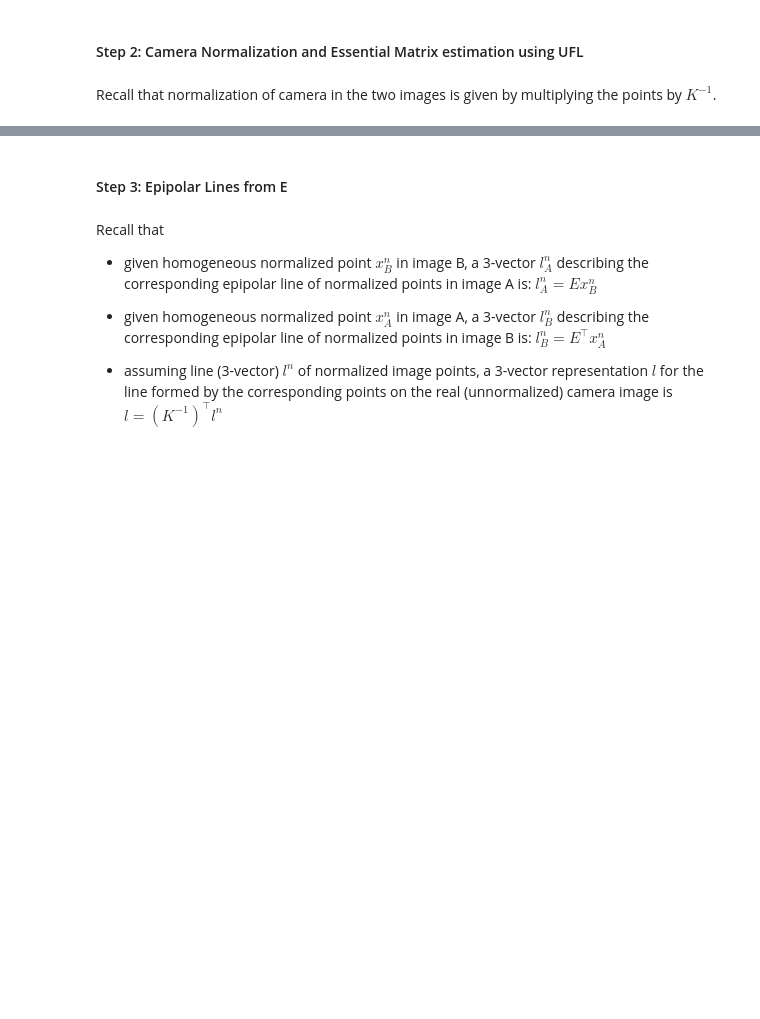
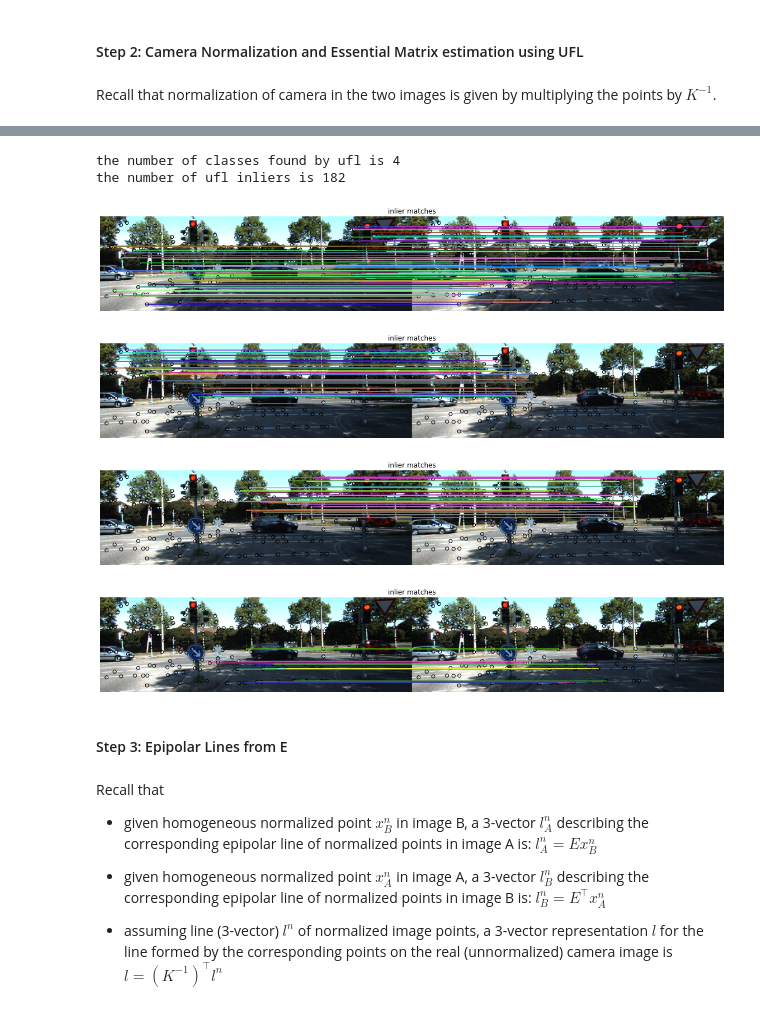
Before and after one commit to meixinzhang/rigid-moving-objects, a Jupyter notebook: rigid-moving-object.ipynb, the cells around one changed output, grey strips where cells are left out. Drawn from its saved outputs; the diff is of its cells as text; code cells hidden in the pictures; blank space fills up the shorter version.

Commit message:
visualize inliers for different class

```diff
--- a/rigid-moving-object.ipynb
+++ b/rigid-moving-object.ipynb
@@ -230,3 +183,42 @@ the number of ufl inliers is 187
+# %%
+ptsL_inv, ptsR_inv = matchedpoints_to_pairpoints(keypointsL, keypointsR, matchesLR)
+# swapping columns using advanced indexing https://docs.scipy.org/doc/numpy/reference/arra
+# This changes point coordinates from (y,x) in ptsL1/ptsR1 to (x,y) in ptsL/ptsR
+ptsL, ptsR = ptsL_inv[:,[1, 0]], ptsR_inv[:,[1, 0]]
+
+n_ptsL = camera_calib_nomalization(ptsL, K)
+n_ptsR = camera_calib_nomalization(ptsR, K)
+
+# robustly estimate essential matrices using normalized points and UFL
+E_ufl_trans, E_ufl_models = estimate_ufl(n_ptsL, n_ptsR)
+num_inliers = len(np.where(E_ufl_models > -1)[0])
+num_classes = int(max(E_ufl_models) + 1)
+print ('the number of classes found by ufl is {:d}'.format(num_classes))
+print ('the number of ufl inliers is {:d}'.format(num_inliers))
+
+# Show the inliers for the different classes
+for i in range(num_classes):
+    E_i = E_ufl_trans[i]    # Singular values for E
+    E_inliers_i = np.where(E_ufl_models == i)[0]
+
+    ind = np.ogrid[:n_ptsL.shape[0]]
+    EmatchesRansac = np.column_stack((ind[E_inliers_i],ind[E_inliers_i]))
+
+    fig = plt.figure(5+i,figsize = (20, 8))
+    axA = plt.subplot(111)
+    axA.set_title("inlier matches")
+    plt.gray()
+    # NOTE: function "plot matches" expects that keypoint coordinates are given as (y,x), that is (row, col)
+    plot_matches(axA, imL, imR, ptsL_inv, ptsR_inv, EmatchesRansac)
+    axA.axis('off')
+    plt.show()
+# %% [output]
+the number of classes found by ufl is 4
+the number of ufl inliers is 182
+[figure, added]
+[figure, added]
+[figure, added]
+[figure, added]
 # %% [markdown]
 #### Step 3: Epipolar Lines from E
 # %% [markdown]
```
Also changed, not shown: parts of 3 cells of this notebook.
